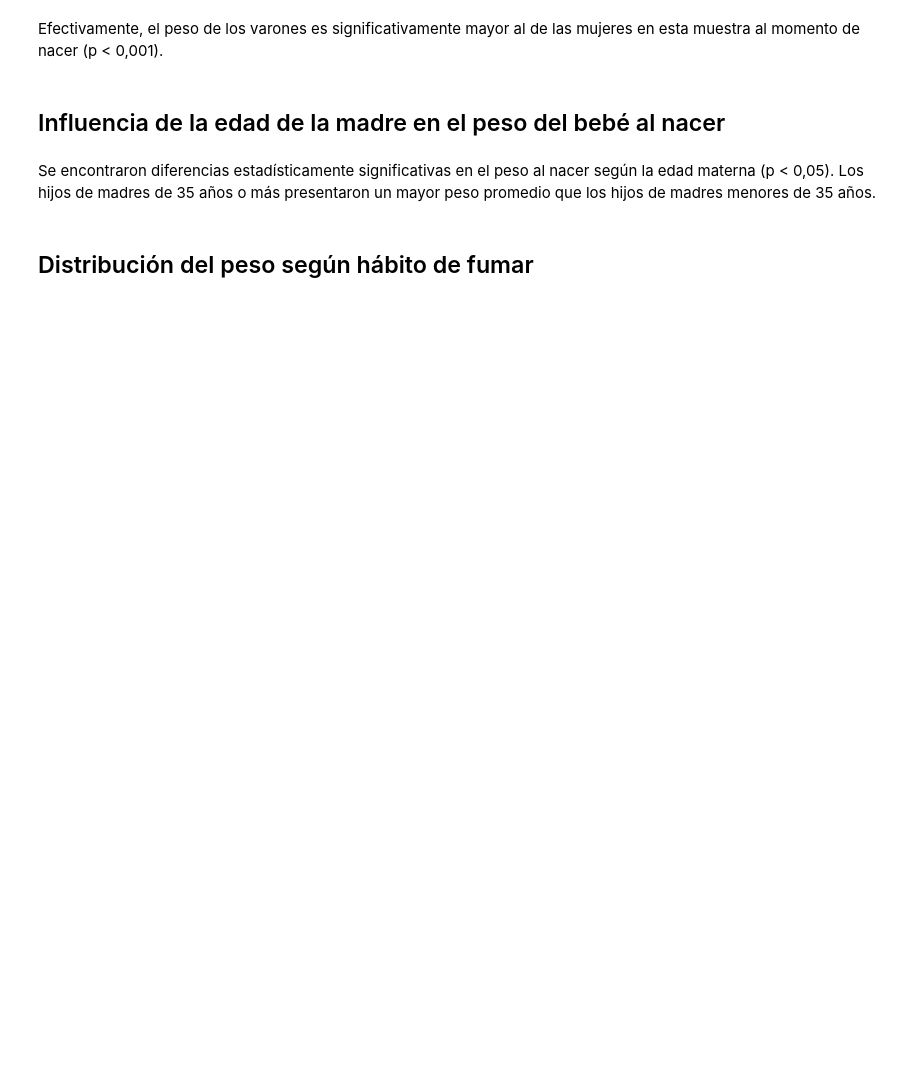
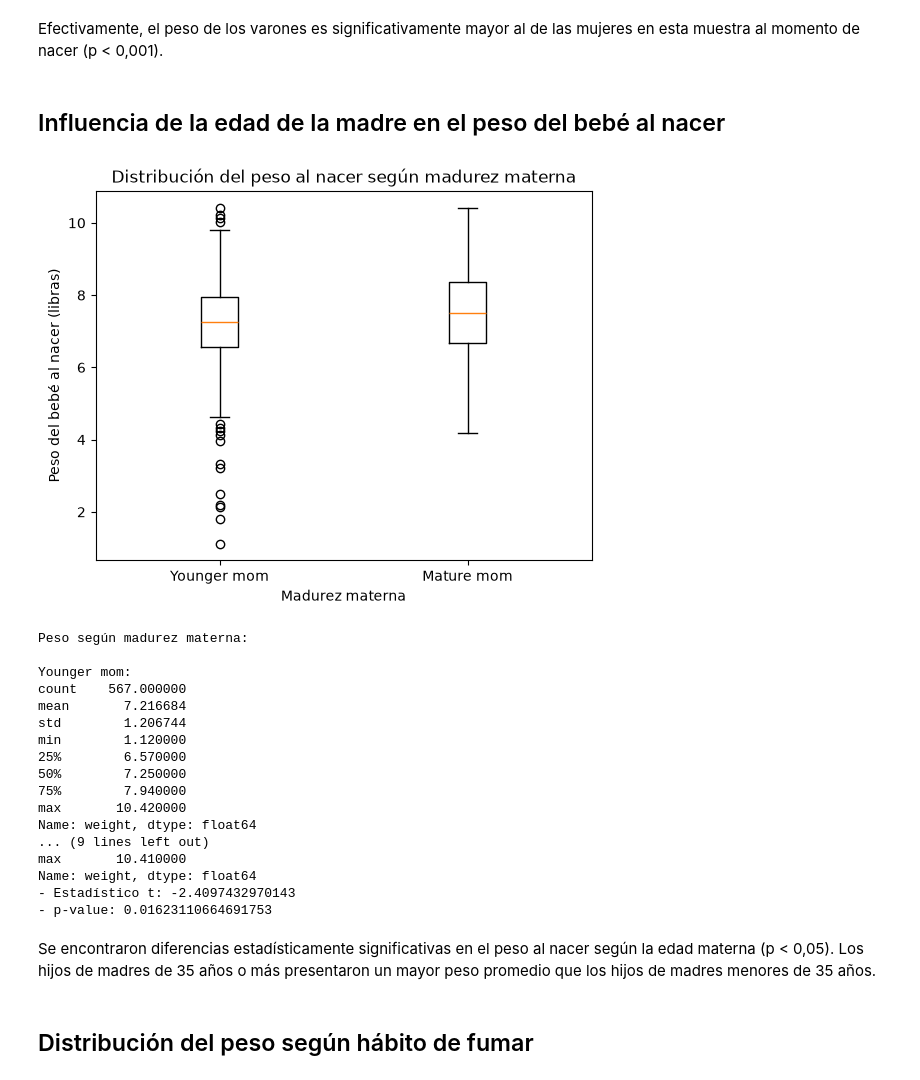
Before and after one commit to nehuenigds/LdD2026, a Jupyter notebook: TPs/TP1/TP1 ramiro.ipynb, the cells around one changed output. Saved outputs shown, nothing was run; the diff lists cells and outputs as text; code cells hidden in the pictures; blank space fills up the shorter version.

```diff
--- a/TPs/TP1/TP1 ramiro.ipynb
+++ b/TPs/TP1/TP1 ramiro.ipynb
@@ -153,33 +236,52 @@ Efectivamente, el peso de los varones es significativamente mayor al de las muje
 # %%
 plt.boxplot(
     [
         var_ind[predictores["mature"] == "younger mom"],
         var_ind[predictores["mature"] == "mature mom"]
     ],
-    labels=["Younger mom", "Mature mom"]
+    tick_labels=["Younger mom", "Mature mom"]
 )
 
 plt.xlabel("Madurez materna")
 plt.ylabel("Peso del bebé al nacer (libras)")
 plt.title("Distribución del peso al nacer según madurez materna")
 
 plt.show()
 
 print("Peso según madurez materna:")
 
 print("\nYounger mom:")
 print(var_ind[predictores["mature"] == "younger mom"].describe())
 
 print("\nMature mom:")
 print(var_ind[predictores["mature"] == "mature mom"].describe())
 
 resultado_ttest = stats.ttest_ind(
     var_ind[predictores["mature"] == "younger mom"],
     var_ind[predictores["mature"] == "mature mom"]
 )
 
 print("- Estadístico t:", resultado_ttest.statistic)
 print("- p-value:", resultado_ttest.pvalue)
+# %% [output]
+[figure, added]
+Peso según madurez materna:
+
+Younger mom:
+count    567.000000
+mean       7.216684
+std        1.206744
+min        1.120000
+25%        6.570000
+50%        7.250000
+75%        7.940000
+max       10.420000
+Name: weight, dtype: float64
+... (9 lines left out)
+max       10.410000
+Name: weight, dtype: float64
+- Estadístico t: -2.4097432970143
+- p-value: 0.01623110664691753
 # %% [markdown]
 Se encontraron diferencias estadísticamente significativas en el peso al nacer según la edad materna (p < 0,05). Los hijos de madres de 35 años o más presentaron un mayor peso promedio que los hijos de madres menores de 35 años.
 # %% [markdown]
```
Also changed, not shown: parts of 28 cells of this notebook, 3 other files.
